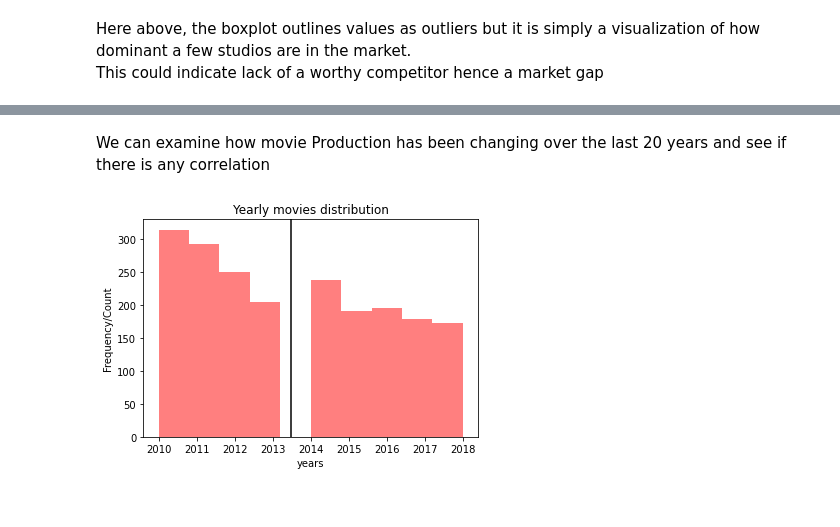
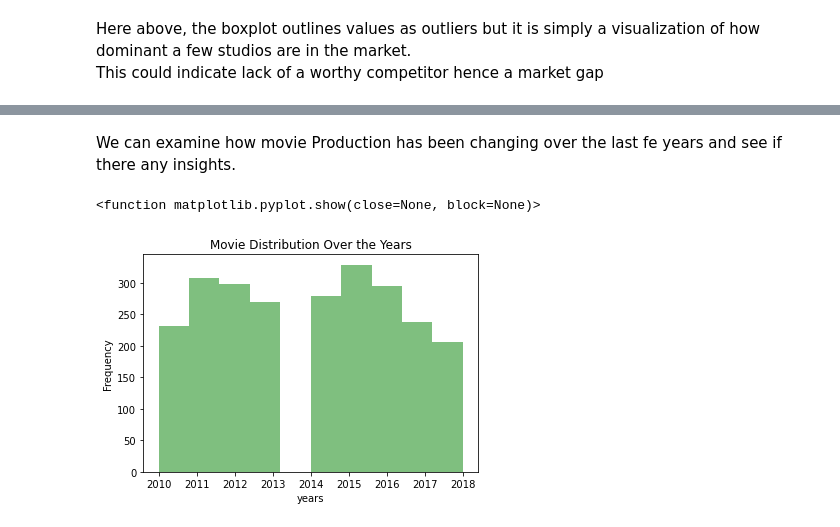
Before and after one commit to TyrionCodister/movie-dataset-analysis, a Jupyter notebook: student data proj.ipynb, the cells around one changed output, grey strips where cells are left out. Drawn from its saved outputs; the diff is of its cells as text; code cells hidden in the pictures.

```diff
--- a/student data proj.ipynb
+++ b/student data proj.ipynb
@@ -800,14 +822,14 @@ This could indicate lack of a worthy competitor hence a market gap
 # %% [markdown]
-We can examine how movie Production has been changing over the last 20 years and see if there is any correlation
+We can examine how movie Production has been changing over the last fe years and see if there any insights.
 # %%
 #Histogram showing the movie production rate between 2010 and 2018
-ax = bom_movie_gross['year'].plot.hist(color='red', alpha=0.5)
+ax = merged_df['year'].plot.hist(color='green', alpha=0.5)
 
-ax.set_title('Yearly movies distribution')
+ax.set_title('Movie Distribution Over the Years')
 
-ax.set_ylabel('Frequency/Count')
+ax.set_ylabel('Frequency')
 ax.set_xlabel('years')
-
-plt.axvline(x = bom_movie_gross['year'].mean(), color = 'black', label = 'average popularity');
+plt.show
 # %% [output]
+<function matplotlib.pyplot.show(close=None, block=None)>
-[figure, old version]
+[figure, new version]
```
Also changed, not shown: parts of 17 cells of this notebook.
